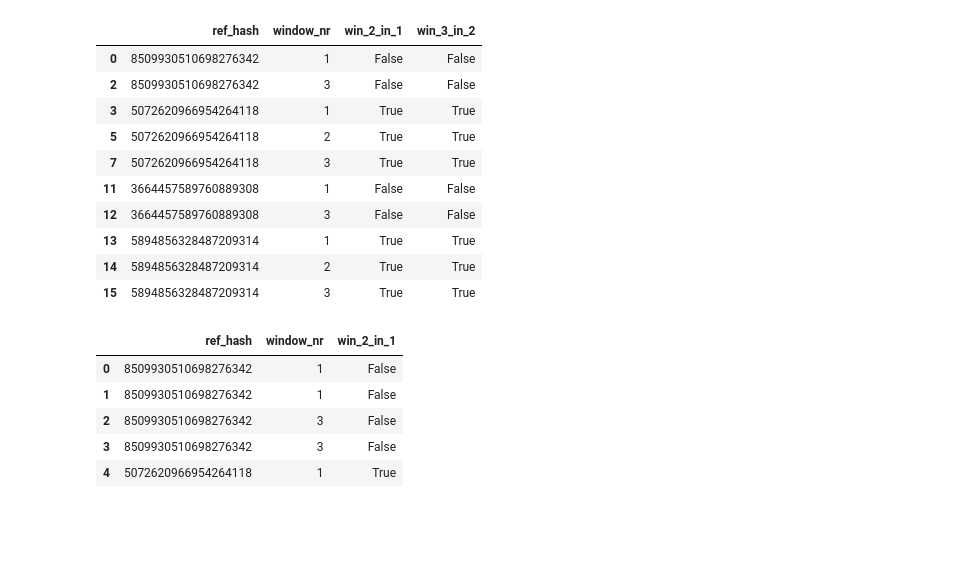
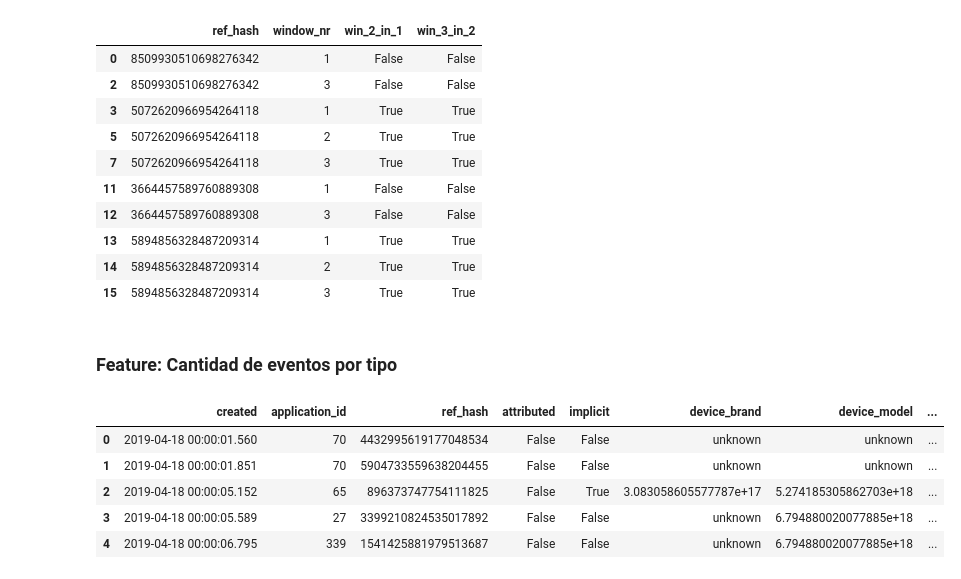
Before and after one commit to gatti2602/7506-datos, a Jupyter notebook: tp2/Lucas/xgboost-model-installs.ipynb, the cells around one changed output. Saved outputs shown, nothing was run; the diff lists cells and outputs as text; code cells hidden in the pictures; blank space fills up the shorter version.

```diff
--- a/tp2/Lucas/xgboost-model-installs.ipynb
+++ b/tp2/Lucas/xgboost-model-installs.ipynb
@@ -328,15 +328,14 @@ in_win_e.head(10)
 | 13 | 5894856328487209314 | 1 | True | True |
 | 14 | 5894856328487209314 | 2 | True | True |
 | 15 | 5894856328487209314 | 3 | True | True |
-# %%
-tmp3 = test.merge(tmp2,how='inner',on='ref_hash')
-tmp3 = tmp3[['ref_hash','window_nr','win_2_in_1_y']]
-tmp3 = tmp3.rename(columns={"win_2_in_1_y":"win_2_in_1"})
-tmp3.head()
-# %% [output]
-|  | ref_hash | window_nr | win_2_in_1 |
-| 0 | 8509930510698276342 | 1 | False |
-| 1 | 8509930510698276342 | 1 | False |
-| 2 | 8509930510698276342 | 3 | False |
-| 3 | 8509930510698276342 | 3 | False |
-| 4 | 5072620966954264118 | 1 | True |
+# %% [markdown]
+### Feature: Cantidad de eventos por tipo
+# %%
+installs.head()
+# %% [output]
+|  | created | application_id | ref_hash | attributed | implicit | device_brand | device_model | ... |
+| 0 | 2019-04-18 00:00:01.560 | 70 | 4432995619177048534 | False | False | unknown | unknown | ... |
+| 1 | 2019-04-18 00:00:01.851 | 70 | 5904733559638204455 | False | False | unknown | unknown | ... |
+| 2 | 2019-04-18 00:00:05.152 | 65 | 896373747754111825 | False | True | 3.083058605577787e+17 | 5.274185305862703e+18 | ... |
+| 3 | 2019-04-18 00:00:05.589 | 27 | 3399210824535017892 | False | False | unknown | 6.794880020077885e+18 | ... |
+| 4 | 2019-04-18 00:00:06.795 | 339 | 1541425881979513687 | False | False | unknown | 6.794880020077885e+18 | ... |
```
Also changed, not shown: parts of 5 cells of this notebook, 1 other file.
